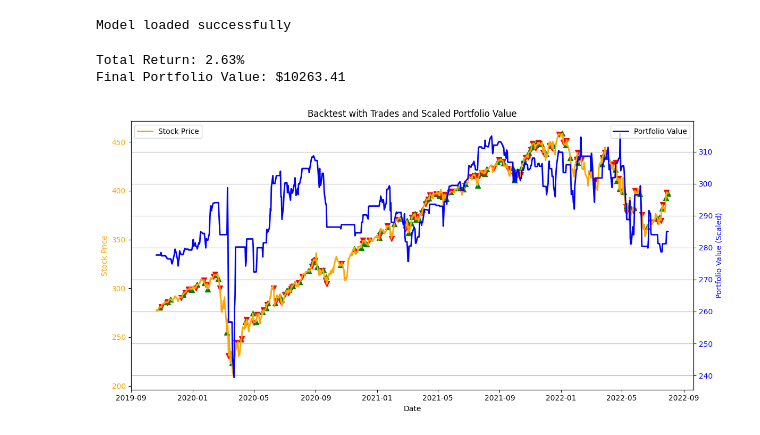
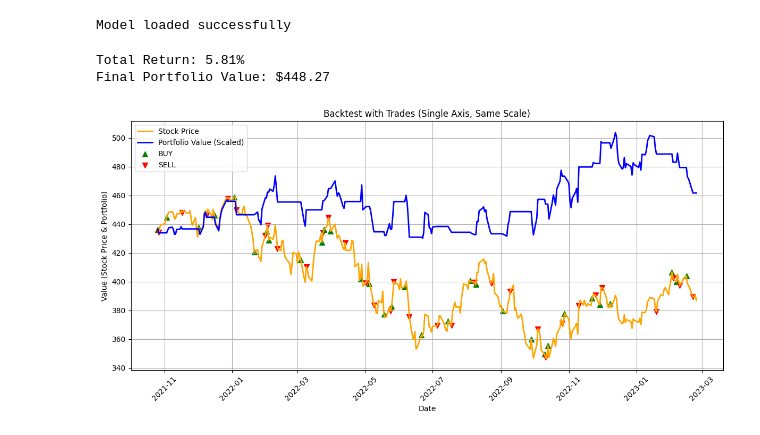
Before and after one commit to ljy2855/stock_prediction, a Jupyter notebook: src/backtest.ipynb, the cells around one changed output. Saved outputs shown, nothing was run; the diff lists cells and outputs as text; code cells hidden in the pictures.

```diff
--- a/src/backtest.ipynb
+++ b/src/backtest.ipynb
@@ -35,18 +35,21 @@ test_data = pd.read_csv(merged_data_path)  # Use corresponding test data rows
 test_data["Date"] = pd.to_datetime(test_data["Date"])
 test_data = test_data.sort_values(by="Date")
 
-# 랜덤하게 시작점을 선택하여 2년(약 730일) 구간 추출
-random_start_idx = np.random.randint(0, len(test_data) - 730)  # 시작점 (전체 데이터 길이 - 730 보장)
-random_test_data = test_data.iloc[random_start_idx:random_start_idx + 730]  # 2년 구간 추출
+test_duration_days = 365
 
-# 선택된 데이터로 필요한 변수 정의
+# 랜덤하게 시작점을 선택하여 2년(약 730일) 구간 추출s
+random_start_idx = np.random.randint(0, len(test_data) - test_duration_days)  # 시작점
+random_test_data = test_data.iloc[random_start_idx:random_start_idx + test_duration_days]
+
 price_data = random_test_data["Price"].values  # 종가 데이터
 feature_data = random_test_data[INPUT_VAR].values  # 특성 데이터
+# 선택된 데이터로 필요한 변수 정의
 date_data = random_test_data["Date"].values  # 날짜 데이터
 # %%
 # Step 5: Run backtest
 from backtest.backtest import backtest, plot_backtest
 
+initial_balance = price_data[0]
 
 # 백테스트 실행
 n_steps = 30  # 시퀀스 길이
@@ -56,7 +59,7 @@ results, total_return, final_value, trades = backtest(
     feature_data=feature_data,
     date_data=date_data,
     n_steps=n_steps,
-    initial_balance=10000,
+    initial_balance=initial_balance,
     transaction_cost=0.001,
 )
 
@@ -64,55 +67,52 @@ results, total_return, final_value, trades = backtest(
 print(f"Total Return: {total_return * 100:.2f}%")
 print(f"Final Portfolio Value: ${final_value:.2f}")
 # %% [output]
-Total Return: 2.63%
-Final Portfolio Value: $10263.41
+Total Return: 5.81%
+Final Portfolio Value: $448.27
 # %%
-# 백테스트 결과 시각화 (이중 축, 비율 스케일링)
+# 백테스트 결과 시각화 (단일 축, 주가와 포트폴리오 가치 동일 스케일)
 from matplotlib import pyplot as plt
 import pandas as pd
 
 """
-백테스트 결과 시각화 (포트폴리오 가치와 주가 가격을 스케일링하여 비교).
+백테스트 결과 시각화 (주가와 포트폴리오 가치를 동일 스케일로 비교).
 :param results: 백테스트 결과 DataFrame
 """
-fig, ax1 = plt.subplots(figsize=(12, 6))
 
-# 첫 번째 축: 주가
-normalized_price = results["Price"]
-ax1.plot(results["Date"], normalized_price, label="Stock Price", color="orange", linewidth=2)
-ax1.set_xlabel("Date")
-ax1.set_ylabel("Stock Price", color="orange")
-ax1.tick_params(axis="y", labelcolor="orange")
-ax1.legend(loc="upper left")
+fig, ax = plt.subplots(figsize=(12, 6))
 
-# 두 번째 축: 포트폴리오 가치 (주가 스케일에 맞춤)
-initial_price = normalized_price.iloc[0]
+# 스케일 정규화
+initial_price = results["Price"].iloc[0]
 scaled_portfolio = results["Portfolio Value"] / results["Portfolio Value"].iloc[0] * initial_price
-ax2 = ax1.twinx()
-ax2.plot(results["Date"], scaled_portfolio, label="Portfolio Value", color="blue", linewidth=2)
-ax2.set_ylabel("Portfolio Value (Scaled)", color="blue")
-ax2.tick_params(axis="y", labelcolor="blue")
-ax2.legend(loc="upper right")
+
+# 주가 그래프
+results["Date"] = pd.to_datetime(results["Date"])
+ax.plot(results["Date"], results["Price"], label="Stock Price", color="orange", linewidth=2)
+ax.plot(results["Date"], scaled_portfolio, label="Portfolio Value (Scaled)", color="blue", linewidth=2)
 
 # 거래 마커
 buy_label_shown = False
 sell_label_shown = False
 for _, trade in trades.iterrows():
     color = "green" if trade["Type"] == "BUY" else "red"
     marker = "^" if trade["Type"] == "BUY" else "v"
     if trade["Type"] == "BUY" and not buy_label_shown:
-        ax1.scatter(trade["Date"], trade["Price"], color=color, s=50, marker=marker, label="BUY")
+        ax.scatter(trade["Date"], trade["Price"], color=color, s=50, marker=marker, label="BUY")
         buy_label_shown = True
     elif trade["Type"] == "SELL" and not sell_label_shown:
-        ax1.scatter(trade["Date"], trade["Price"], color=color, s=50, marker=marker, label="SELL")
+        ax.scatter(trade["Date"], trade["Price"], color=color, s=50, marker=marker, label="SELL")
         sell_label_shown = True
     else:
-        ax1.scatter(trade["Date"], trade["Price"], color=color, s=50, marker=marker)
+        ax.scatter(trade["Date"], trade["Price"], color=color, s=50, marker=marker)
 
 # 시각화 설정
-plt.title("Backtest with Trades and Scaled Portfolio Value")
+ax.set_title("Backtest with Trades (Single Axis, Same Scale)")
+ax.set_xlabel("Date")
+ax.set_ylabel("Value (Stock Price & Portfolio)")
+ax.legend(loc="upper left")
+ax.grid(True)
+plt.xticks(rotation=45)
 fig.tight_layout()
-plt.grid()
 plt.show()
 # %% [output]
-[figure, old version]
+[figure, new version]
```
Also changed, not shown: 1 other file.
